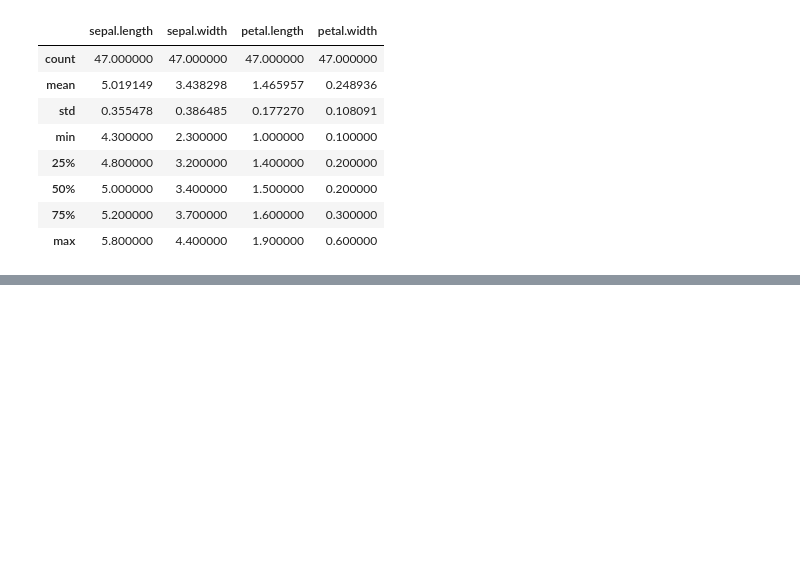
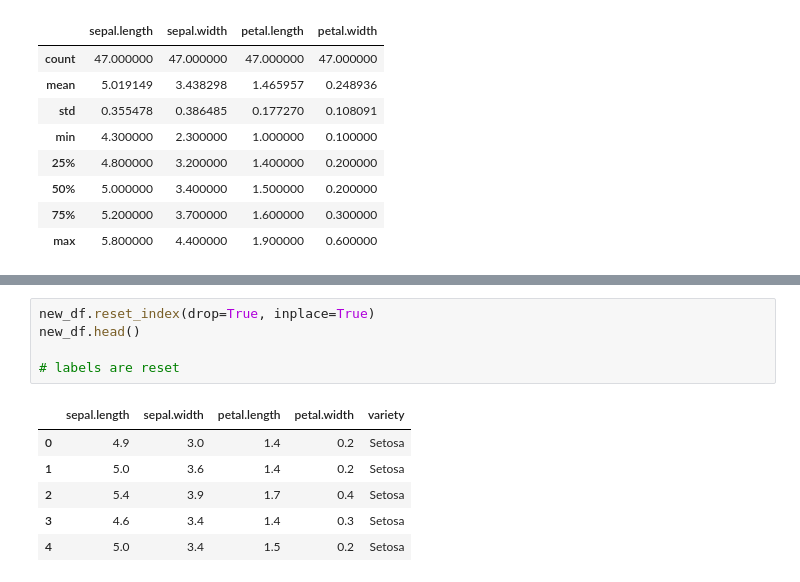
Before and after one commit to shivam003a/Machine-Learning, a Jupyter notebook: Day_3.ipynb, the cells around one changed output, grey strips where cells are left out. Cells and saved outputs as stored; diff of their text form; blank space fills up the shorter version.

```diff
--- a/Day_3.ipynb
+++ b/Day_3.ipynb
@@ -151,0 +221,12 @@ new_df[new_df.variety == 'Setosa' ].describe()
+# %%
+new_df.reset_index(drop=True, inplace=True)
+new_df.head()
+
+# labels are reset
+# %% [output]
+|  | sepal.length | sepal.width | petal.length | petal.width | variety |
+| 0 | 4.9 | 3.0 | 1.4 | 0.2 | Setosa |
+| 1 | 5.0 | 3.6 | 1.4 | 0.2 | Setosa |
+| 2 | 5.4 | 3.9 | 1.7 | 0.4 | Setosa |
+| 3 | 4.6 | 3.4 | 1.4 | 0.3 | Setosa |
+| 4 | 5.0 | 3.4 | 1.5 | 0.2 | Setosa |
```
Also changed, not shown: parts of 12 cells of this notebook.
